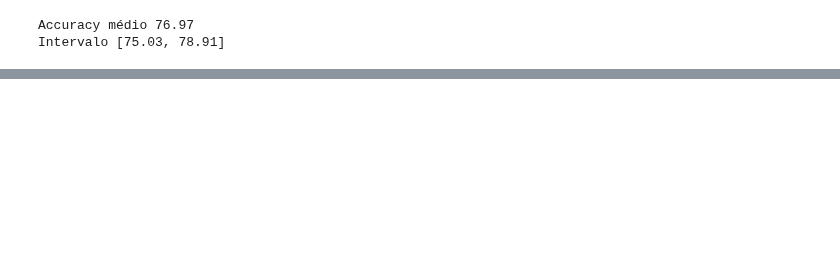
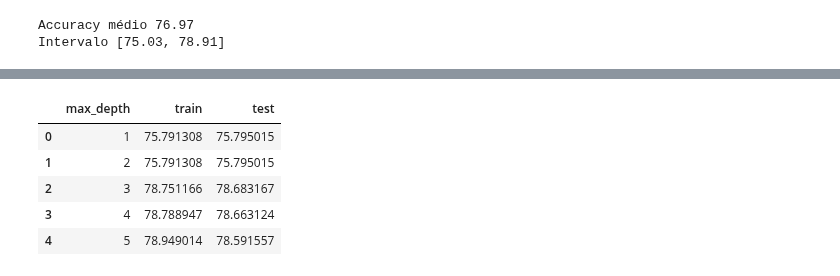
Before and after one commit to C3P0gan/Tutorials, a Jupyter notebook: Alura/Formacao_Machine_Learning/Machine_Learning_parte1/Introdução_a_Machine_Learning_Otimização.ipynb, the cells around one changed output, grey strips where cells are left out. Cells and saved outputs as stored; diff of their text form; code cells hidden in the pictures; blank space fills up the shorter version.

```diff
--- a/Alura/Formacao_Machine_Learning/Machine_Learning_parte1/Introdução_a_Machine_Learning_Otimização.ipynb
+++ b/Alura/Formacao_Machine_Learning/Machine_Learning_parte1/Introdução_a_Machine_Learning_Otimização.ipynb
@@ -185,0 +192,12 @@ Intervalo [75.03, 78.91]
+# %%
+def roda_arvore_de_decisao(max_depth):
+    SEED = 301
+    np.random.seed(SEED)
+
+    cv = GroupKFold(n_splits = 10)
+    modelo = DecisionTreeClassifier(max_depth=max_depth)
+    results = cross_validate(modelo, x_azar, y_azar, cv = cv, groups = dados.modelo, return_train_score=False)
+    print(f"Árvore max_depth = {max_depth}, média teste = {(results['test_score'].mean() * 100):.2f}")
+
+for i in range(1, 33):
+    roda_arvore_de_decisao(i)
@@ -185,0 +222,24 @@ Intervalo [75.03, 78.91]
+# %%
+def roda_arvore_de_decisao(max_depth):
+    SEED = 301
+    np.random.seed(SEED)
+
+    cv = GroupKFold(n_splits = 10)
+    modelo = DecisionTreeClassifier(max_depth=max_depth)
+    results = cross_validate(modelo, x_azar, y_azar, cv = cv, groups = dados.modelo, return_train_score=True)
+    train_score = results['train_score'].mean() * 100
+    test_score = results['test_score'].mean() * 100
+    # print(f"Árvore max_depth = {max_depth}, média treino = {train_score:.2f}, média teste = {test_score:.2f}")
+    tabela = [max_depth, train_score, test_score]
+    return tabela
+
+resultados = [roda_arvore_de_decisao(i) for i in range(1, 33)]
+resultados = pd.DataFrame(resultados, columns=["max_depth", "train", "test"])
+resultados.head()
+# %% [output]
+|  | max_depth | train | test |
+| 0 | 1 | 75.791308 | 75.795015 |
+| 1 | 2 | 75.791308 | 75.795015 |
+| 2 | 3 | 78.751166 | 78.683167 |
+| 3 | 4 | 78.788947 | 78.663124 |
+| 4 | 5 | 78.949014 | 78.591557 |
```
Also changed, not shown: parts of 4 cells of this notebook.
